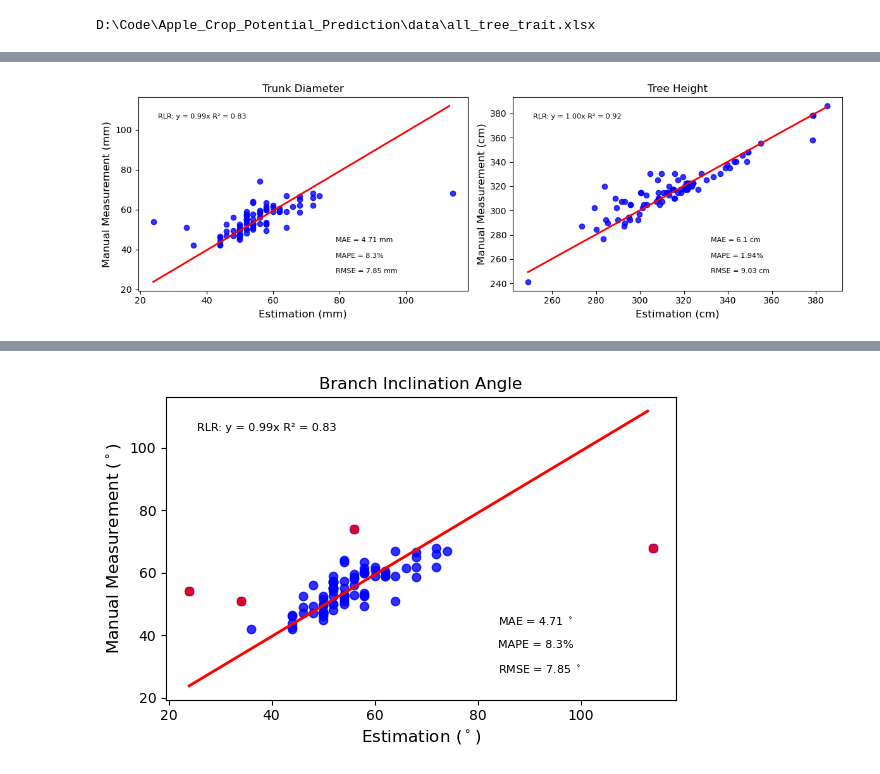
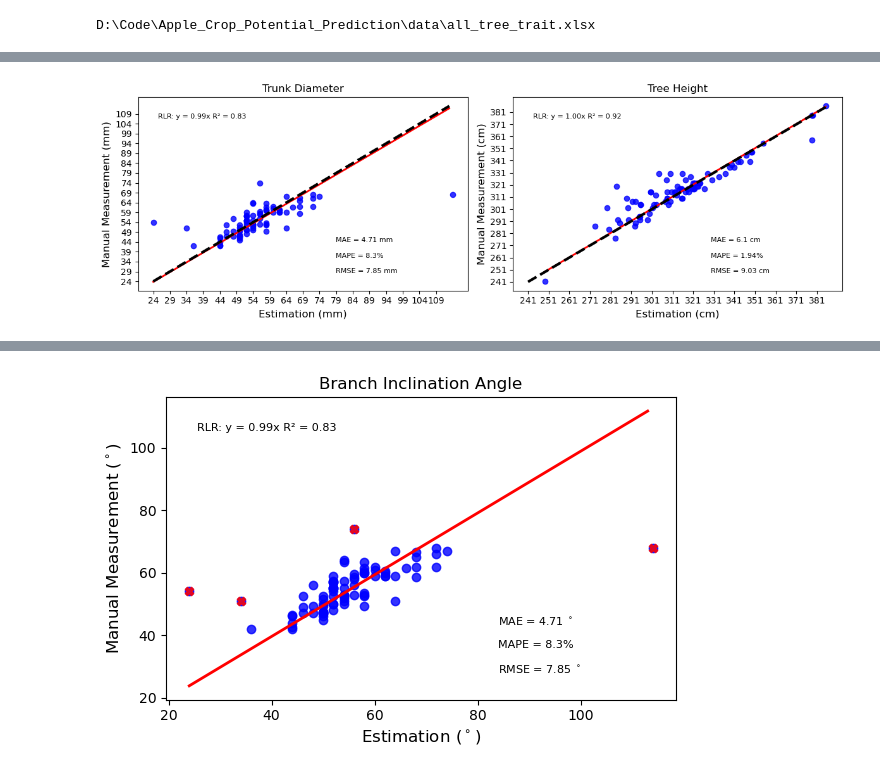
Before and after one commit to suptimq/AppleQSM, a Jupyter notebook: code/notebook/plot_tree_corr.ipynb, the cells around one changed output, grey strips where cells are left out. Drawn from its saved outputs; the diff is of its cells as text; code cells hidden in the pictures.

```diff
--- a/code/notebook/plot_tree_corr.ipynb
+++ b/code/notebook/plot_tree_corr.ipynb
@@ -81,32 +80,38 @@ ax.text(0.06, 0.9, f'RLR: y = {rlr_coef[0]:.2f}x R\u00b2 = 0.83', **text_in_figu
 # ax.text(0.06, 0.82, f'LR:   y = {lr_coef[0][0]:.2f}x R\u00b2 = {lr_score:.2f}', **text_in_figure_para, transform=ax.transAxes)
 ax.text(0.6, 0.26, f"MAE = {metrics['MAE']} mm", **text_in_figure_para, transform=ax.transAxes)
 ax.text(0.6, 0.18, f"MAPE = {metrics['MAPE']}%", **text_in_figure_para, transform=ax.transAxes)
 ax.text(0.6, 0.1, f"RMSE = {metrics['RMSE']} mm", **text_in_figure_para, transform=ax.transAxes)
 ax.set_title('Trunk Diameter', **text_in_title_para)
 ax.set_xlabel('Estimation (mm)', **text_in_title_para)
 ax.set_ylabel('Manual Measurement (mm)', **text_in_title_para)
 
+# plot 1:1 line
+plot_yx_line(measurement_df, x_axis, y_axis, ax)
+
 ax = axes[1]
 x_axis = 'Tree Height Comp' # 'Manual_Vertical_Crotch_Angle-Degree'
 y_axis = 'Manual Tree Height'  # 'Vertical_Croth_Angle-Degree'
 
 metrics = evaluation(measurement_df, x=x_axis, y=y_axis, fit_intercept=False)
 lr_x, lr_y, lr_coef, lr_intercept, lr_score = metrics['LR']
 ransac_lr_x, ransac_lr_y, rlr_coef, rlr_intercept, rlr_score = metrics['RLR']
 sns.regplot(x=x_axis, y=y_axis, data=measurement_df, ci=ci, fit_reg=False, robust=False, scatter_kws={"color": "blue"}, line_kws={"color": "red"}, ax=ax)
 # ax.plot(lr_x, lr_y, color="green", linewidth=2, label="Linear regressor")
 ax.plot(ransac_lr_x, ransac_lr_y, color="red", linewidth=2, label="RANSAC regressor")
 ax.text(0.06, 0.9, f'RLR: y = {rlr_coef[0]:.2f}x R\u00b2 = 0.92', **text_in_figure_para, transform=ax.transAxes)
 # ax.text(0.06, 0.82, f'LR:   y = {lr_coef[0][0]:.2f}x R\u00b2 = {lr_score:.2f}', **text_in_figure_para, transform=ax.transAxes)
 ax.text(0.6, 0.26, f"MAE = {metrics['MAE']} cm", **text_in_figure_para, transform=ax.transAxes)
 ax.text(0.6, 0.18, f"MAPE = {metrics['MAPE']}%", **text_in_figure_para, transform=ax.transAxes)
 ax.text(0.6, 0.1, f"RMSE = {metrics['RMSE']} cm", **text_in_figure_para, transform=ax.transAxes)
 ax.set_title('Tree Height', **text_in_title_para)
 ax.set_xlabel('Estimation (cm)', **text_in_title_para)
 ax.set_ylabel('Manual Measurement (cm)', **text_in_title_para)
 
+# plot 1:1 line
+plot_yx_line(measurement_df, x_axis, y_axis, ax, x_interval=10, y_interval=10)
+
 fig.tight_layout()
 plt.savefig(str(data_folder / 'tree_trait_evaluation.png'), dpi=300)
 # %% [output]
-[figure, old version]
+[figure, new version]
 # %%
```
Also changed, not shown: parts of 6 cells of this notebook, 2 other files.
